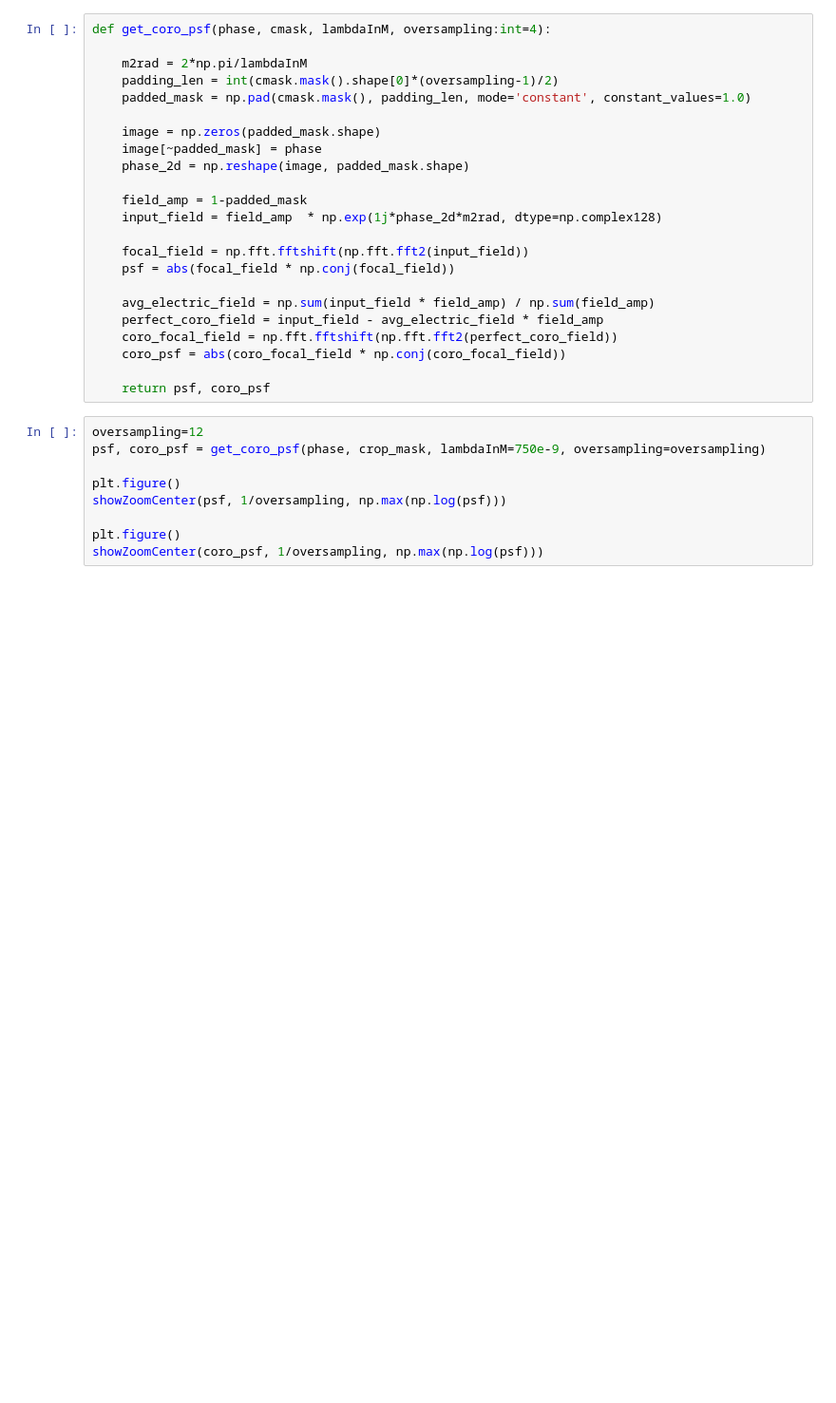
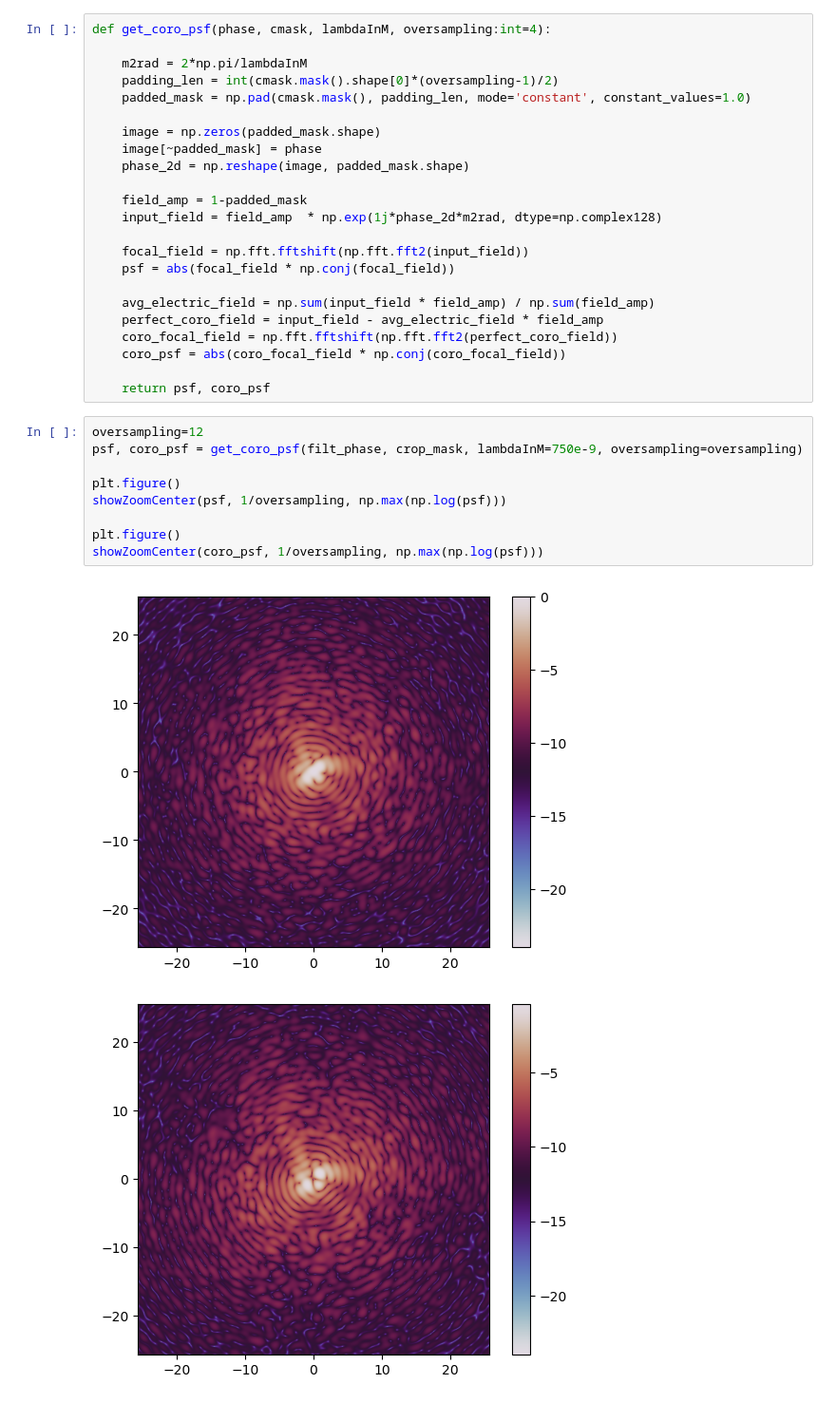
Before and after one commit to ArcetriAdaptiveOptics/arte, a Jupyter notebook: notebook/scratch_atmo_psds.ipynb, the cells around one changed output. Shown at 95% size. Drawn from its saved outputs; the diff is of its cells as text; blank space fills up the shorter version.

```diff
--- a/notebook/scratch_atmo_psds.ipynb
+++ b/notebook/scratch_atmo_psds.ipynb
@@ -175,13 +185,16 @@ def get_coro_psf(phase, cmask, lambdaInM, oversampling:int=4):
     return psf, coro_psf
 # %%
 oversampling=12
-psf, coro_psf = get_coro_psf(phase, crop_mask, lambdaInM=750e-9, oversampling=oversampling)
+psf, coro_psf = get_coro_psf(filt_phase, crop_mask, lambdaInM=750e-9, oversampling=oversampling)
 
 plt.figure()
 showZoomCenter(psf, 1/oversampling, np.max(np.log(psf)))
 
 plt.figure()
 showZoomCenter(coro_psf, 1/oversampling, np.max(np.log(psf)))
+# %% [output]
+[figure, added]
+[figure, added]
 # %%
 rad_psf, distance = computeRadialProfile(psf, psf.shape[0]//2, psf.shape[1]//2)
 rad_coro_psf, _ = computeRadialProfile(coro_psf, psf.shape[0]//2, psf.shape[1]//2)
```
Also changed, not shown: parts of 5 cells of this notebook.
